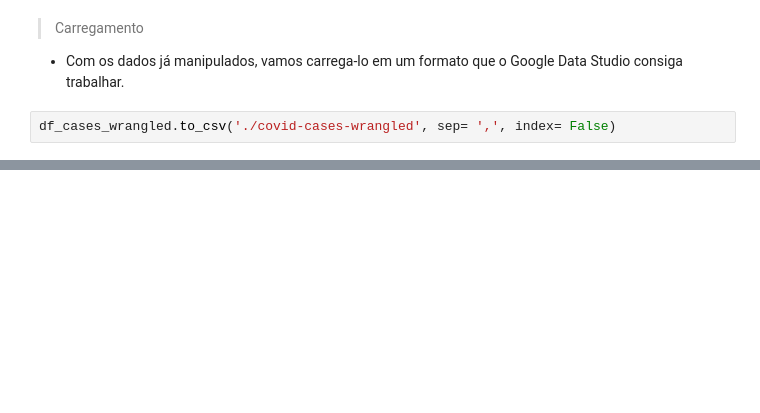
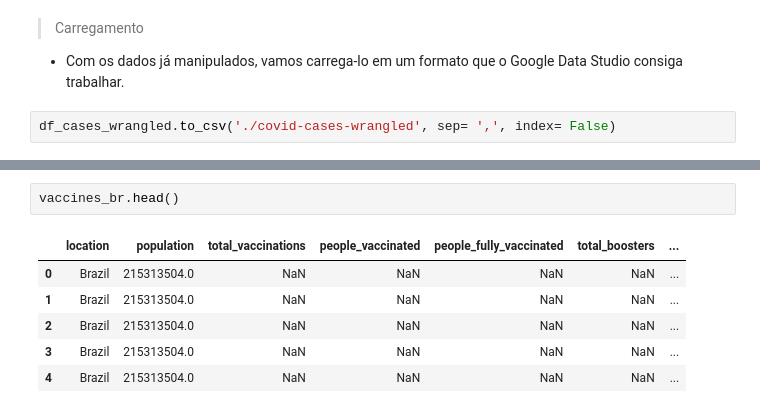
Before and after one commit to LeonardoLaino/covid-analysis-br, a Jupyter notebook: covid_analysis.ipynb, the cells around one changed output, grey strips where cells are left out. Cells and saved outputs as stored; diff of their text form; blank space fills up the shorter version.

```diff
--- a/covid_analysis.ipynb
+++ b/covid_analysis.ipynb
@@ -336,0 +325,9 @@ df_cases_wrangled.to_csv('./covid-cases-wrangled', sep= ',', index= False)
+# %%
+vaccines_br.head()
+# %% [output]
+|  | location | population | total_vaccinations | people_vaccinated | people_fully_vaccinated | total_boosters | ... |
+| 0 | Brazil | 215313504.0 | NaN | NaN | NaN | NaN | ... |
+| 1 | Brazil | 215313504.0 | NaN | NaN | NaN | NaN | ... |
+| 2 | Brazil | 215313504.0 | NaN | NaN | NaN | NaN | ... |
+| 3 | Brazil | 215313504.0 | NaN | NaN | NaN | NaN | ... |
+| 4 | Brazil | 215313504.0 | NaN | NaN | NaN | NaN | ... |
```
Also changed, not shown: parts of 36 cells of this notebook, 2 other files.
